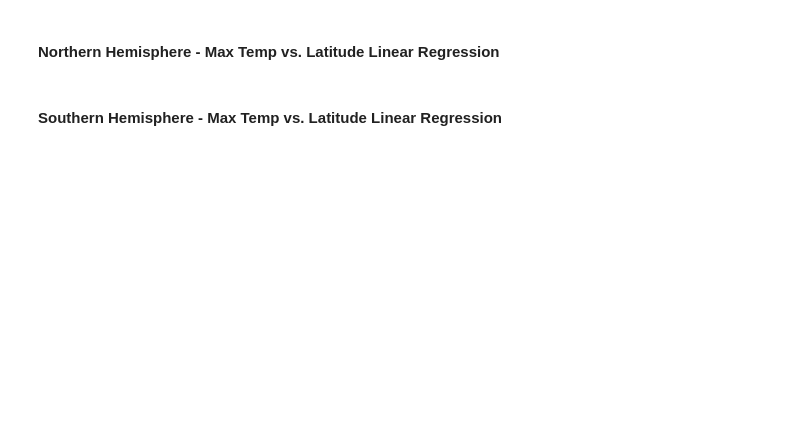
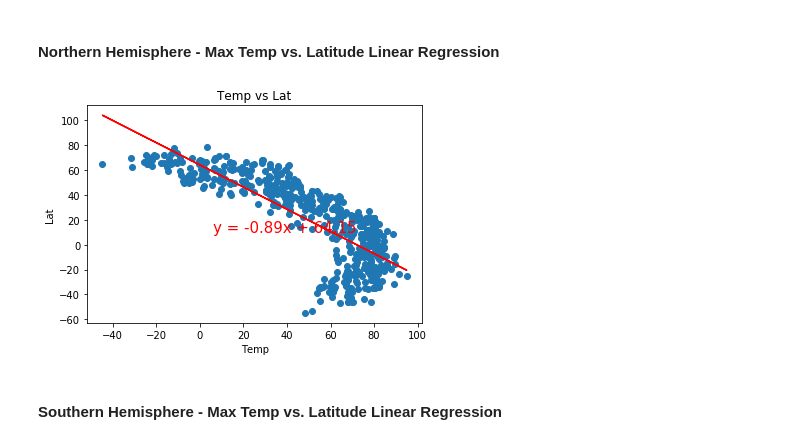
Before and after one commit to ScriptMigo/python-api-challenge, a Jupyter notebook: WeatherPy/WeatherPy.ipynb, the cells around one changed output. Cells and saved outputs as stored; diff of their text form; code cells hidden in the pictures; blank space fills up the shorter version.

```diff
--- a/WeatherPy/WeatherPy.ipynb
+++ b/WeatherPy/WeatherPy.ipynb
@@ -244,4 +249,42 @@ for index,weatherResult in weatherResultsDF.iterrows():
 # %% [markdown]
 ####  Northern Hemisphere - Max Temp vs. Latitude Linear Regression
+# %%
+
+# regress_values = x_values * slope + intercept
+# line_eq = "y = " + str(round(slope,2)) + "x + " + str(round(intercept,2))
+# plt.scatter(x_values,y_values)
+# plt.plot(x_values,regress_values,"r-")
+# plt.annotate(line_eq,(6,10),fontsize=15,color="red")
+# plt.xlabel('Rooms in House')
+# plt.ylabel('Median House Prices ($1000)')
+# plt.show()
+
+# Define list containers for data
+x = []
+y = []
+
+# Loop over dataframe, populating x and y lists with values from specific fields
+for index,weatherResult in weatherResultsDF.iterrows():
+    try:
+        x.append(weatherResultsDF['main'][index]['temp'])
+        y.append(weatherResultsDF['coord'][index]['lat'])
+    except Exception:
+        continue
+
+# Build and show chart
+x = pd.Series(x)
+y = pd.Series(y)
+(slope, intercept, rvalue, pvalue, stderr) = linregress(x, y)
+regress_values = x * slope + intercept
+line_eq = "y = " + str(round(slope,2)) + "x + " + str(round(intercept,2))
+plt.scatter(x, y, marker="o")
+plt.plot(x,regress_values,"r-")
+plt.annotate(line_eq,(6,10),fontsize=15,color="red")
+plt.title('Temp vs Lat')
+plt.xlabel('Temp')
+plt.ylabel('Lat')
+plt.show()
+# %% [output]
+[figure, added]
 # %% [markdown]
 ####  Southern Hemisphere - Max Temp vs. Latitude Linear Regression
```
Also changed, not shown: parts of 11 cells of this notebook, 4 other files.
